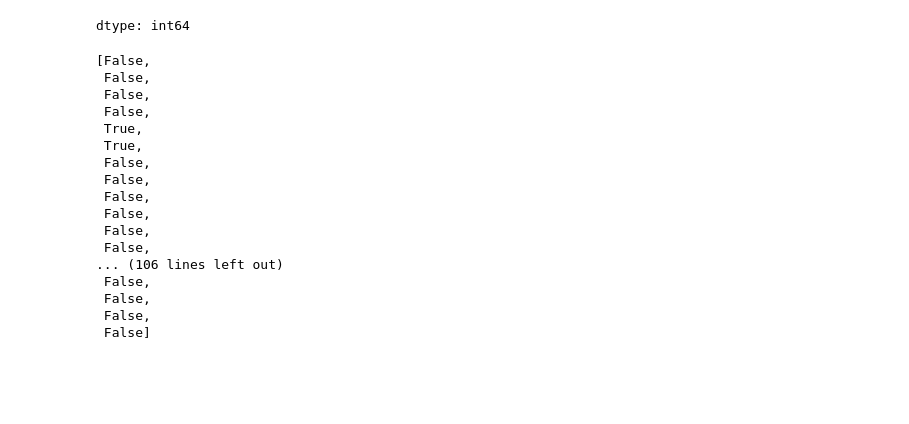
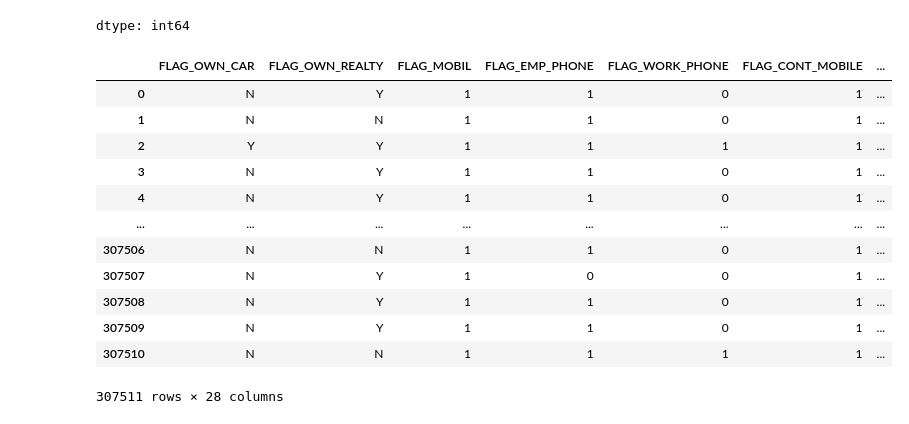
Before and after one commit to KharchenkoAnastasia/credit-default-risk-analysis, a Jupyter notebook: Home_Credit_Default_Risk.ipynb, the cells around one changed output. Saved outputs shown, nothing was run; the diff lists cells and outputs as text; code cells hidden in the pictures; blank space fills up the shorter version.

```diff
--- a/Home_Credit_Default_Risk.ipynb
+++ b/Home_Credit_Default_Risk.ipynb
@@ -156,24 +156,20 @@ df.FLAG_DOCUMENT_2.value_counts()
 | 1 | 13 |
 dtype: int64
 # %%
-flag_cols = ['flag' in col.lower() for col in df.columns]
+flag_cols = ['FLAG' in col for col in df.columns]
-# %%
-flag_cols
-# %% [output]
-[False,
- False,
- False,
- False,
- True,
- True,
- False,
- False,
- False,
- False,
- False,
- False,
-... (106 lines left out)
- False,
- False,
- False,
- False]
+# %%
+df[df.columns[flag_cols]]
+# %% [output]
+|  | FLAG_OWN_CAR | FLAG_OWN_REALTY | FLAG_MOBIL | FLAG_EMP_PHONE | FLAG_WORK_PHONE | FLAG_CONT_MOBILE | ... |
+| 0 | N | Y | 1 | 1 | 0 | 1 | ... |
+| 1 | N | N | 1 | 1 | 0 | 1 | ... |
+| 2 | Y | Y | 1 | 1 | 1 | 1 | ... |
+| 3 | N | Y | 1 | 1 | 0 | 1 | ... |
+| 4 | N | Y | 1 | 1 | 0 | 1 | ... |
+| ... | ... | ... | ... | ... | ... | ... | ... |
+| 307506 | N | N | 1 | 1 | 0 | 1 | ... |
+| 307507 | N | Y | 1 | 0 | 0 | 1 | ... |
+| 307508 | N | Y | 1 | 1 | 0 | 1 | ... |
+| 307509 | N | Y | 1 | 1 | 0 | 1 | ... |
+| 307510 | N | N | 1 | 1 | 1 | 1 | ... |
+307511 rows × 28 columns
```
